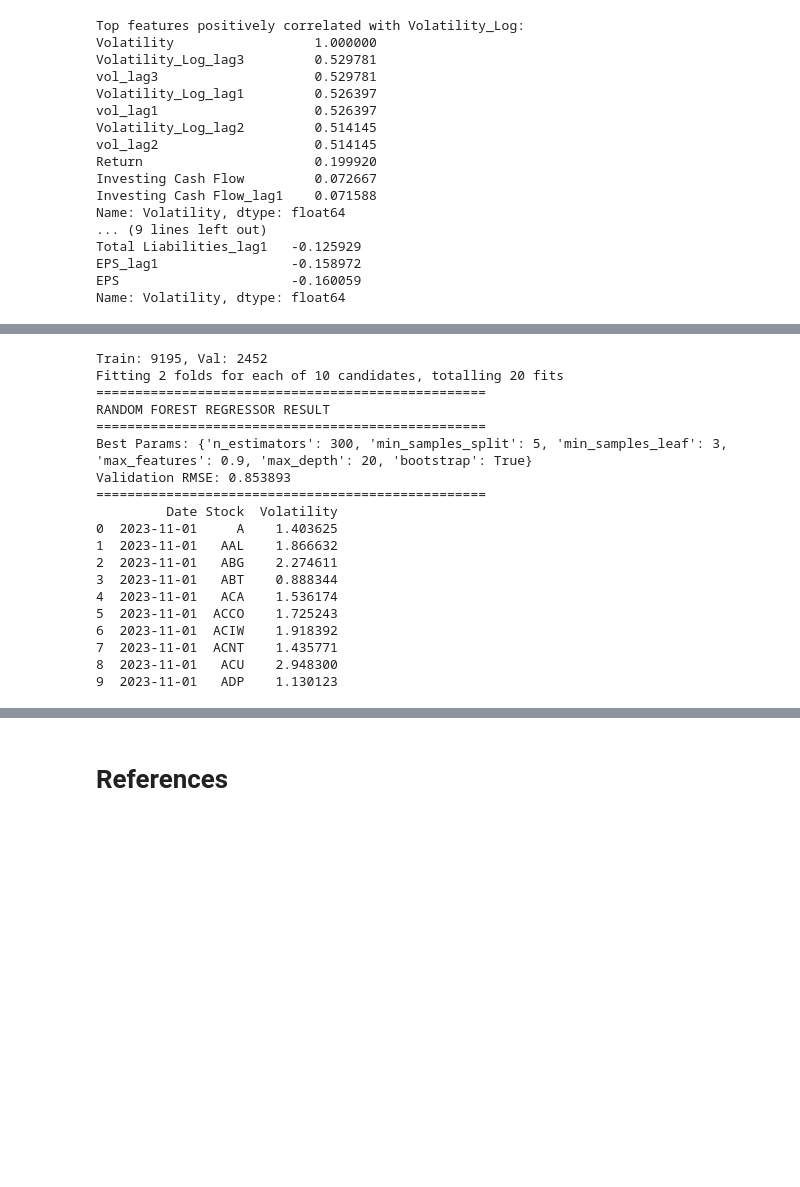
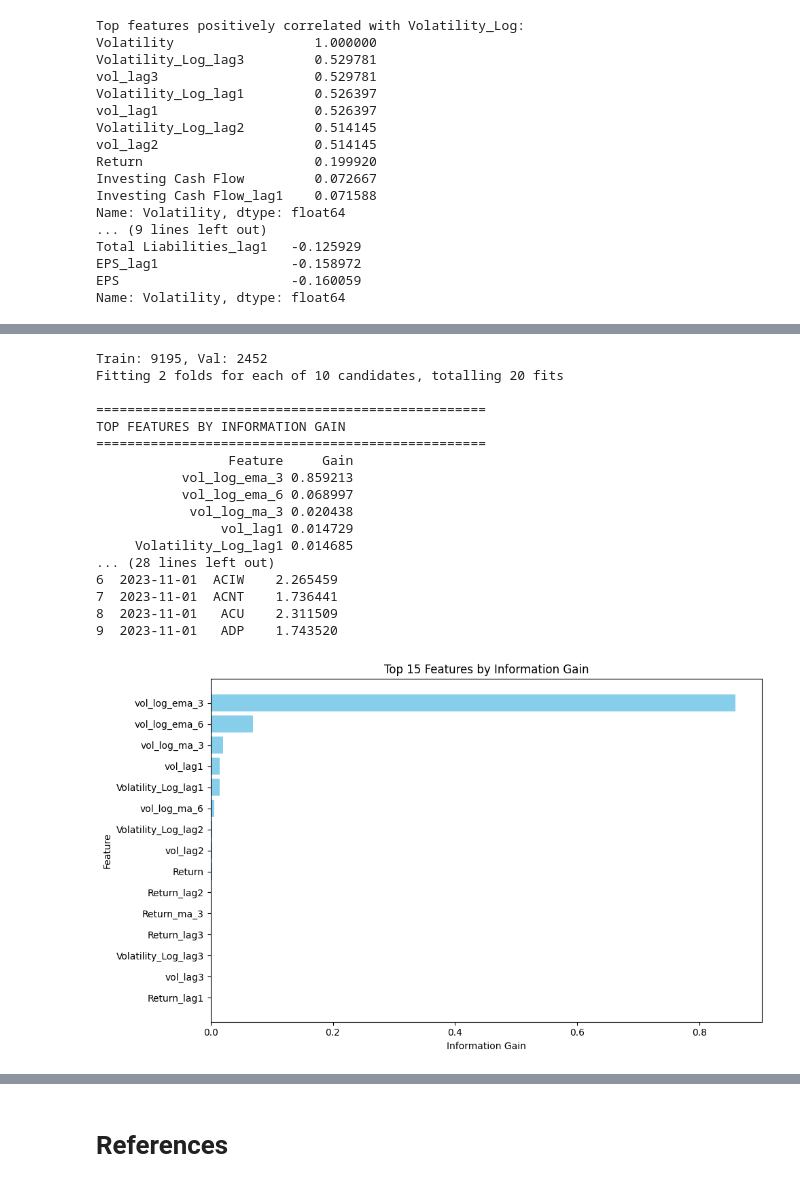
Before and after one commit to MathiasHMorgan/Stock-Volatility-Prediction, a Jupyter notebook: ass1.ipynb, the cells around one changed output, grey strips where cells are left out. Cells and saved outputs as stored; diff of their text form; code cells hidden in the pictures; blank space fills up the shorter version.

```diff
--- a/ass1.ipynb
+++ b/ass1.ipynb
@@ -515,7 +624,7 @@ splitIdx = int(len(allDates) * 0.8)
 valDates = set(allDates[splitIdx:])
 
 trainSet = trainDf[~trainDf["Date"].isin(valDates)].copy()
-valSet   = trainDf[ trainDf["Date"].isin(valDates)].copy()
+valSet   = trainDf[trainDf["Date"].isin(valDates)].copy()
 
 xTrainRaw = trainSet[featureCols]
 yTrain = trainSet[targetCol]
@@ -525,6 +634,7 @@ yVal = valSet[targetCol]
 print(f"Train: {len(trainSet)}, Val: {len(valSet)}")
 
 # -------------------------- 3. Preprocessing --------------------------
+
 preprocessor = ColumnTransformer(
     transformers=[
         ("num", "passthrough", numericCols),
@@ -535,7 +645,13 @@ preprocessor = ColumnTransformer(
 xTrain = preprocessor.fit_transform(xTrainRaw)
 xVal = preprocessor.transform(xValRaw)
 
+# === You already built this — use it! ===
+feature_names = numericCols + list(
+    preprocessor.named_transformers_['cat'].get_feature_names_out(categoricalCols)
+)
+
 # -------------------------- 4. Random Forest Hyperparameter Search --------------------------
+
 paramDist = {
     "n_estimators": [100, 300, 500],
     "max_depth": [None, 10, 20],
@@ -562,7 +678,27 @@ randomSearch = RandomizedSearchCV(
 randomSearch.fit(xTrain, yTrain)
 bestModel = randomSearch.best_estimator_
 
+# -------------------------- 4.5 Feature Importance (Information Gain) --------------------------
+print("="*50)
+print("TOP FEATURES BY INFORMATION GAIN")
+print("="*50)
+
+bestModel.fit(xTrain, yTrain)
+
+importances = bestModel.feature_importances_
+featureNames = feature_names
+
+importance_df = pd.DataFrame({
+    'Feature': featureNames,
+    'Gain': importances
+}).sort_values(by='Gain', ascending=False).reset_index(drop=True)
+
+print(importance_df.head(20).to_string(index=False))
+
 # -------------------------- 5. Validation --------------------------
+import numpy as np
+from sklearn.metrics import mean_squared_error
+
 valPredLog = bestModel.predict(xVal)
 valPredReal = np.expm1(valPredLog)
 valTrueReal = np.expm1(yVal)
@@ -585,56 +721,55 @@ for stock in submitRows["Stock"]:
     if not hist.empty:
         row = hist.iloc[-1][featureCols].copy()
     else:
-        # Safe fallback: median of numeric + known Stock
         row = trainDf[numericCols].median(numeric_only=True).to_dict()
         row["Stock"] = stock
-        # Add any missing categorical/numeric cols with 0 or NaN
         for col in featureCols:
             if col not in row:
                 row[col] = 0 if col in numericCols else stock
     latestRows.append(row)
 
 latestDf = pd.DataFrame(latestRows)
 latestDf["Stock"] = latestDf["Stock"].astype("category")
 
-# Ensure all feature columns exist
 for col in featureCols:
     if col not in latestDf.columns:
         latestDf[col] = 0
 
 xSubmit = preprocessor.transform(latestDf[featureCols])
 
 predLog = bestModel.predict(xSubmit)
 predVol = np.expm1(predLog)
 
 submission = pd.DataFrame({
     "Date": submitDate,
     "Stock": submitRows["Stock"].values,
     "Volatility": predVol
 }).sort_values("Stock").reset_index(drop=True)
 
 # -------------------------- 8. Results --------------------------
 print(submission.head(10))
+
+# -------------------------- 9. Plot Feature Information Gain --------------------------
+plot_top_features(importance_df, feature_col='Feature', gain_col='Gain', top_n=10)
 # %% [output]
 Train: 9195, Val: 2452
 Fitting 2 folds for each of 10 candidates, totalling 20 fits
+
 ==================================================
-RANDOM FOREST REGRESSOR RESULT
+TOP FEATURES BY INFORMATION GAIN
 ==================================================
-Best Params: {'n_estimators': 300, 'min_samples_split': 5, 'min_samples_leaf': 3, 'max_features': 0.9, 'max_depth': 20, 'bootstrap': True}
-Validation RMSE: 0.853893
-==================================================
-         Date Stock  Volatility
-0  2023-11-01     A    1.403625
-1  2023-11-01   AAL    1.866632
-2  2023-11-01   ABG    2.274611
-3  2023-11-01   ABT    0.888344
-4  2023-11-01   ACA    1.536174
-5  2023-11-01  ACCO    1.725243
-6  2023-11-01  ACIW    1.918392
-7  2023-11-01  ACNT    1.435771
-8  2023-11-01   ACU    2.948300
-9  2023-11-01   ADP    1.130123
+                 Feature     Gain
+           vol_log_ema_3 0.859213
+           vol_log_ema_6 0.068997
+            vol_log_ma_3 0.020438
+                vol_lag1 0.014729
+     Volatility_Log_lag1 0.014685
+... (28 lines left out)
+6  2023-11-01  ACIW    2.265459
+7  2023-11-01  ACNT    1.736441
+8  2023-11-01   ACU    2.311509
+9  2023-11-01   ADP    1.743520
+[figure, added]
 # %%
 # RMSE Result Summary
 print("\n--- RMSE Summary ---")
```
Also changed, not shown: parts of 19 cells of this notebook.
